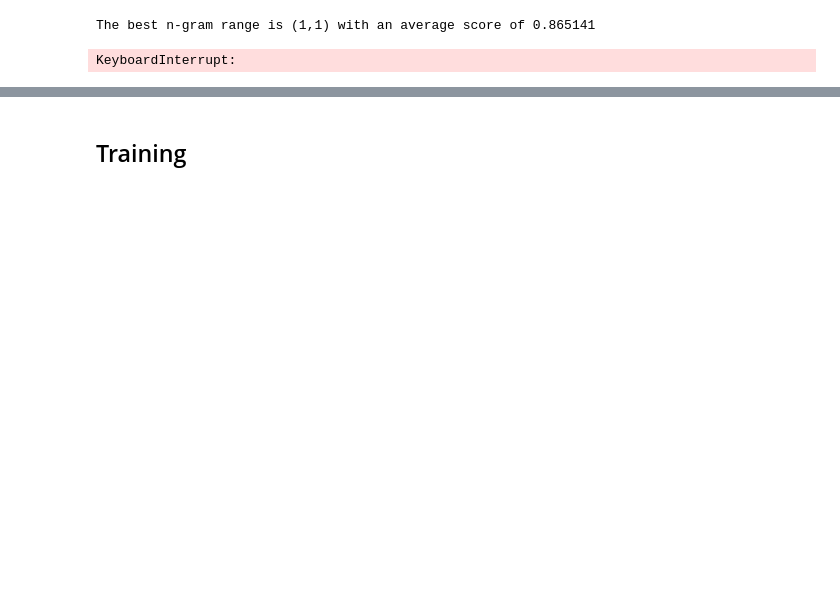
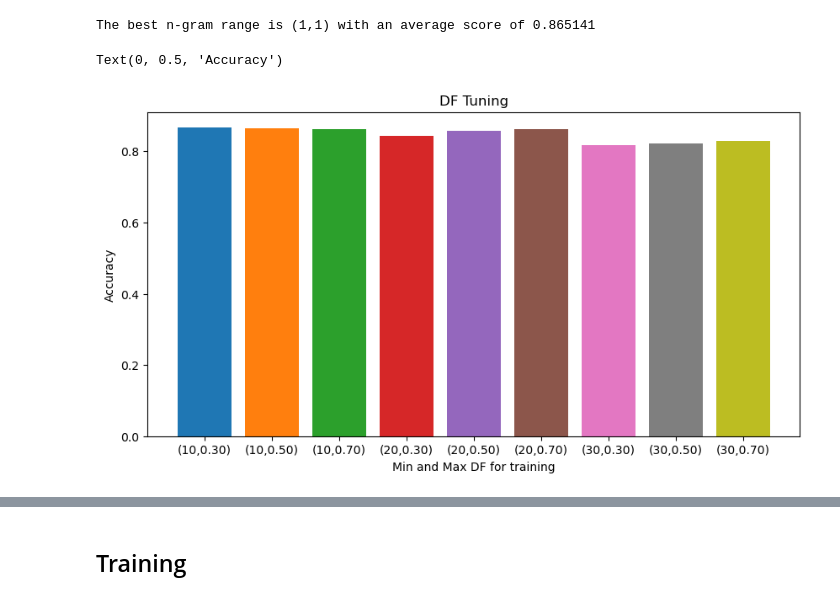
Before and after one commit to ishaansingh99/NLP_FAKE_NEWS_PROJECT, a Jupyter notebook: main.ipynb, the cells around one changed output, grey strips where cells are left out. Cells and saved outputs as stored; diff of their text form; code cells hidden in the pictures; blank space fills up the shorter version.

```diff
--- a/main.ipynb
+++ b/main.ipynb
@@ -202,36 +212,45 @@ kfold = StratifiedKFold(n_splits=5,shuffle=True,random_state=seed)
 m = bestM
 n = bestN
 bestScore = 0
 bestMinDf = 0
 bestMaxDf = 0
 
-for min_df in [10, 15, 20]:
-    for max_df in [0.4,0.5,0.6]:
+figure = plt.figure(figsize=(10,5))
+
+for min_df in [10, 20, 30]:
+    for max_df in [0.3, 0.5, 0.7]:
         avgTrain = 0
         avgVal = 0
         k = 1
         for train_i, test_i in kfold.split(X_train,y_train):
 
             #Getting feature matrices
             X_train_features, X_test_features = FeatureExtraction(X_train[train_i],X_train[test_i],m,n,max_df=max_df,min_df=min_df)
 
             #Classification
             pred_train_labels, pred_test_labels = Classify(X_train_features,X_test_features,y_train[train_i])
 
             avgTrain += accuracy_score(y_train[train_i],pred_train_labels)
             avgVal += accuracy_score(y_train[test_i],pred_test_labels)
 
             k += 1
 
         avgTrain = avgTrain / kfold.get_n_splits()
         avgVal = avgVal / kfold.get_n_splits()
 
+        plt.bar('(%d,%.2f)' % (min_df,max_df),avgVal)
+
         if avgVal > bestScore:
             bestScore = avgVal
             bestMinDf = min_df
             bestMaxDf = max_df
+
+plt.title("DF Tuning")
+plt.xlabel("Min and Max DF for training")
+plt.ylabel("Accuracy")
 # %% [output]
-KeyboardInterrupt:
+Text(0, 0.5, 'Accuracy')
+[figure, added]
 # %%
 print("The best min and max df values are %d and %.2f respectively," % (bestMinDf,bestMaxDf), "with an average score of %f" % bestScore)
 # %% [output]
```
Also changed, not shown: parts of 9 cells of this notebook.
